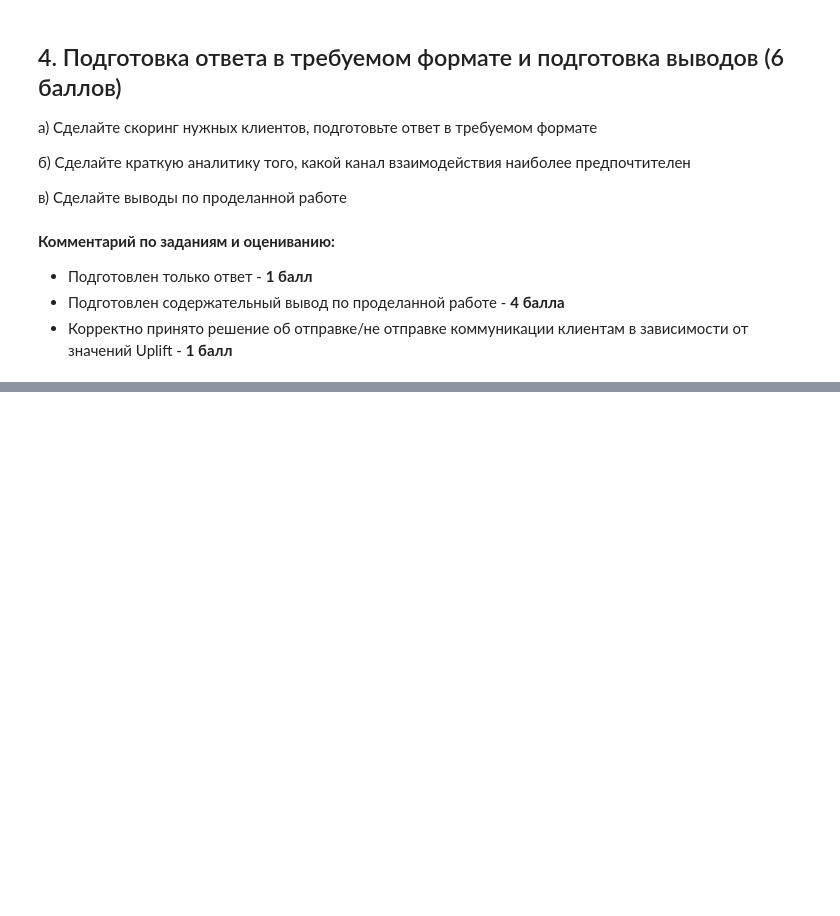
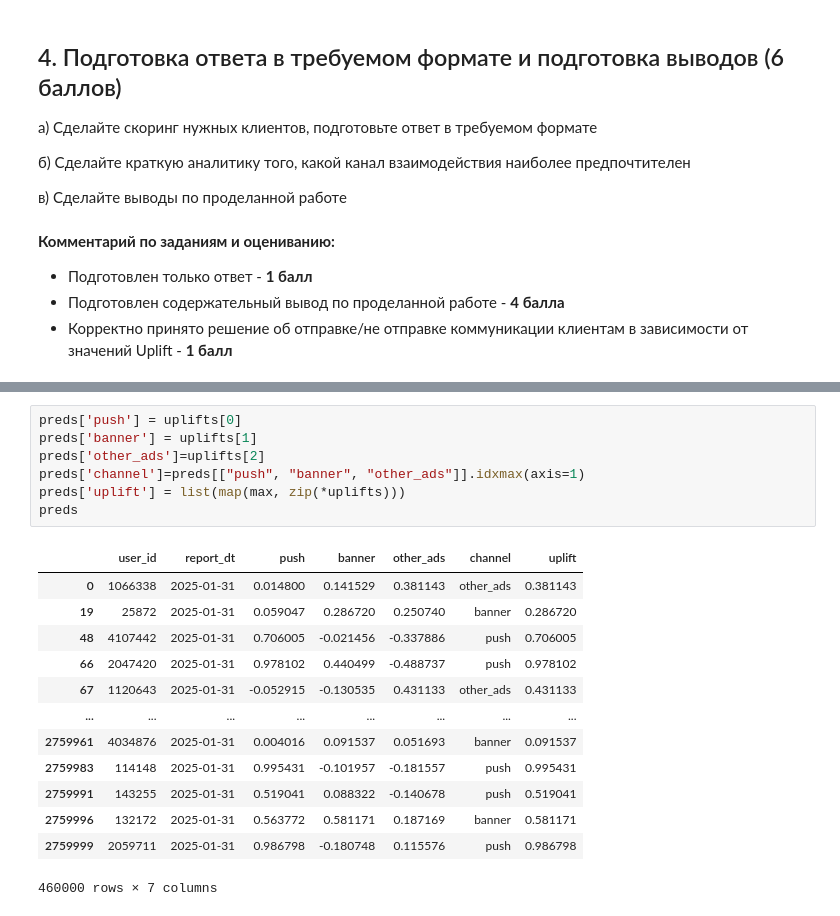
Before and after one commit to InnaBoby/ML_HSE, a Jupyter notebook: HW_6/AI_HW6_uplift.ipynb, the cells around one changed output, grey strips where cells are left out. Drawn from its saved outputs; the diff is of its cells as text; blank space fills up the shorter version.

```diff
--- a/HW_6/AI_HW6_uplift.ipynb
+++ b/HW_6/AI_HW6_uplift.ipynb
@@ -1281,0 +1506,21 @@ a) Сделайте скоринг нужных клиентов, подгото
+# %%
+preds['push'] = uplifts[0]
+preds['banner'] = uplifts[1]
+preds['other_ads']=uplifts[2]
+preds['channel']=preds[["push", "banner", "other_ads"]].idxmax(axis=1)
+preds['uplift'] = list(map(max, zip(*uplifts)))
+preds
+# %% [output]
+|  | user_id | report_dt | push | banner | other_ads | channel | uplift |
+| 0 | 1066338 | 2025-01-31 | 0.014800 | 0.141529 | 0.381143 | other_ads | 0.381143 |
+| 19 | 25872 | 2025-01-31 | 0.059047 | 0.286720 | 0.250740 | banner | 0.286720 |
+| 48 | 4107442 | 2025-01-31 | 0.706005 | -0.021456 | -0.337886 | push | 0.706005 |
+| 66 | 2047420 | 2025-01-31 | 0.978102 | 0.440499 | -0.488737 | push | 0.978102 |
+| 67 | 1120643 | 2025-01-31 | -0.052915 | -0.130535 | 0.431133 | other_ads | 0.431133 |
+| ... | ... | ... | ... | ... | ... | ... | ... |
+| 2759961 | 4034876 | 2025-01-31 | 0.004016 | 0.091537 | 0.051693 | banner | 0.091537 |
+| 2759983 | 114148 | 2025-01-31 | 0.995431 | -0.101957 | -0.181557 | push | 0.995431 |
+| 2759991 | 143255 | 2025-01-31 | 0.519041 | 0.088322 | -0.140678 | push | 0.519041 |
+| 2759996 | 132172 | 2025-01-31 | 0.563772 | 0.581171 | 0.187169 | banner | 0.581171 |
+| 2759999 | 2059711 | 2025-01-31 | 0.986798 | -0.180748 | 0.115576 | push | 0.986798 |
+460000 rows × 7 columns
```
Also changed, not shown: parts of 12 cells of this notebook.
